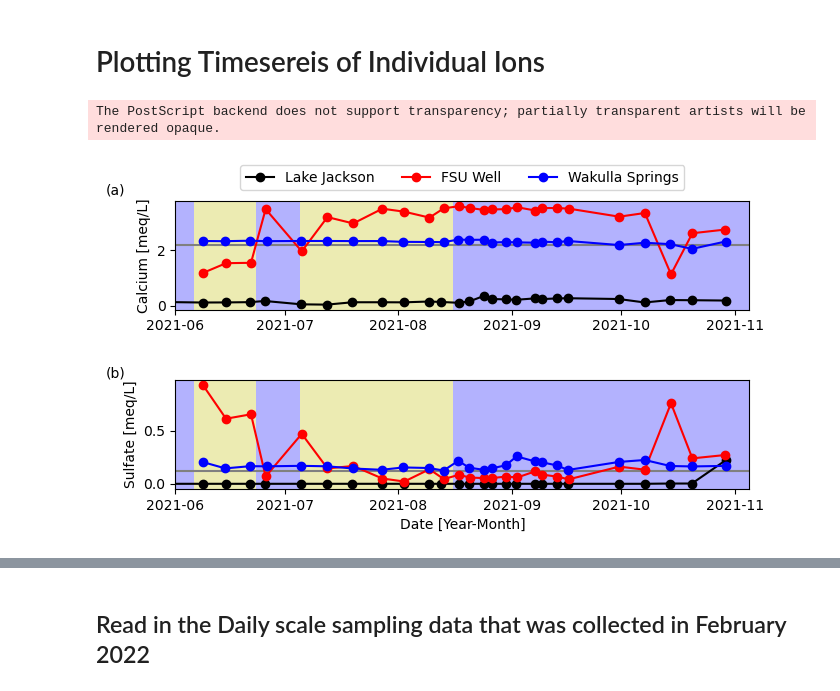
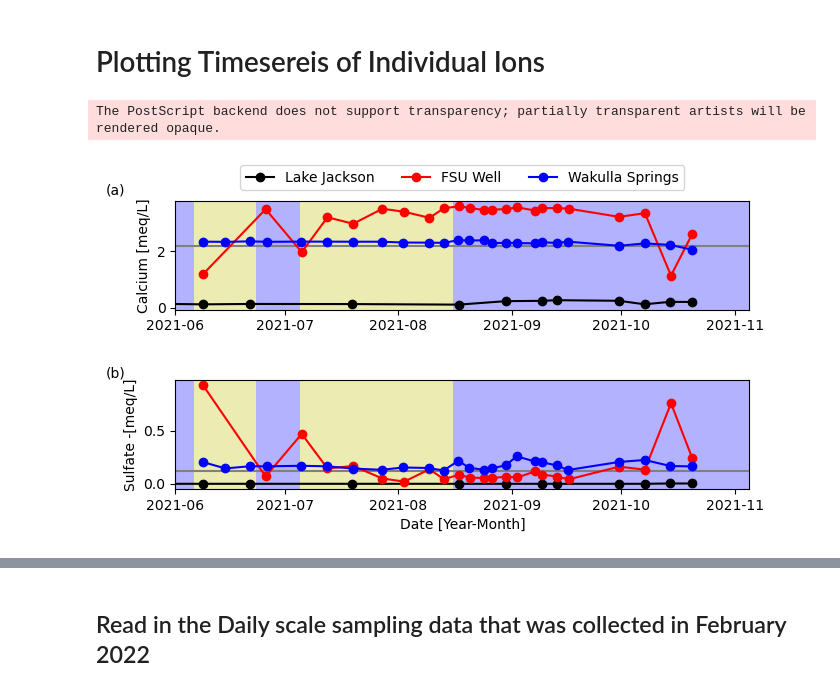
Before and after one commit to kylecompare/Hydrochemcial_SinkholeDryDown, a Jupyter notebook: code/01_WaterQuality.ipynb, the cells around one changed output, grey strips where cells are left out. Saved outputs shown, nothing was run; the diff lists cells and outputs as text; code cells hidden in the pictures.

```diff
--- a/code/01_WaterQuality.ipynb
+++ b/code/01_WaterQuality.ipynb
@@ -44,10 +67,14 @@ def alk_mgLCaCo3_to_meqL(alk_mgL):
 K2=calc_K_2(298.15)
 
 # ALL IN MG/L FROM USGS SOURCE https://or.water.usgs.gov/alk/methods.html#advanced
-## The calculations mostly use meq/l but they are reconverted to mg/L as an output to keep untis consistent in the dataframe
+## The calculations mostly use meq/l but they are reconverted to mg/L as an output to keep units consistent in the dataframe
 
-wq_df['H']=(10**-wq_df['pH'])*1.00784*1000
-wq_df["OH"]=(1E-14*(10**wq_df["pH"])*17007.3)
-wq_df["CO3"]=(((alk_mgLCaCo3_to_meqL(wq_df["Total Alkalinity (mg/L as CaCO3)"])/1000)-(wq_df['OH']/17007.3)+10**-wq_df['pH'])/(2+(10**-wq_df['pH']/K2)))*60009.2
+wq_df['H']=((10**-wq_df['pH'])*1.00784*1000).round(4)
+wq_df["OH"]=((1E-14*(10**wq_df["pH"])*17007.3)).round(4)
+wq_df["CO3"]=((((alk_mgLCaCo3_to_meqL(wq_df["Total Alkalinity (mg/L as CaCO3)"])/1000)-(wq_df['OH']/17007.3)+10**-wq_df['pH'])/(2+(10**-wq_df['pH']/K2)))*60009.2).round(4)
 
-wq_df["HCO3"]=(((alk_mgLCaCo3_to_meqL(wq_df["Total Alkalinity (mg/L as CaCO3)"])/1000)-(wq_df['OH']/17007.3)+10**-wq_df['pH'])/(1+(2*K2*10**wq_df['pH'])))*61017.1
+wq_df["HCO3"]=((((alk_mgLCaCo3_to_meqL(wq_df["Total Alkalinity (mg/L as CaCO3)"])/1000)-(wq_df['OH']/17007.3)+10**-wq_df['pH'])/(1+(2*K2*10**wq_df['pH'])))*61017.1).round(4)
+
+wq_df['Location']=wq_df["Location"].str.replace("Porter Sink", "Lake Jackson")
+
+wq_df
@@ -82,0 +276,3 @@ format_df.to_csv("../data/WQ_2021.CSV")
+# %%
+drop_rows_list= list(rows_to_drop.ID)
+drop_rows_list
@@ -126,9 +443,10 @@ fig.savefig("../plots/2021_DD_Precip.EPS", dpi=300, format='eps')
 # %%
 ## SPLIT THE SAMPLE SITES INTO DIFFERENT DATAFRAMES
 ## Subsetting WQ_DF because it cotains datetime information
-wq_df = pd.read_csv("../data/Full2021_WQ_meq_L.csv", parse_dates=['Sampling time'],
+wq_df = pd.read_csv("../data/processed/Full2021_WQ_meq_L.csv", parse_dates=['Sampling time'],
                     index_col='Sampling time')
-LJ=wq_df.loc[wq_df['Location'] == 'Lake Jackson']
+LJ=wq_df.loc[wq_df['Location'] == 'Lake Jackson ']
+LJ=LJ.drop(LJ[LJ.ID.isin(drop_rows_list)].index.tolist())
 
 FW=wq_df.loc[wq_df['Location'] == 'FSU Well']
 WS=wq_df.loc[wq_df['Location'] == 'Wakulla Springs']
@@ -141,9 +459,9 @@ fig.tight_layout(pad=3.0)
 ## Calcium Plot
 
 ax[0].axhline(y=44/40.078*2, color= 'gray')
-line1=ax[0].plot(LJ.index, LJ.Ca,'-o',color='k', label="Lake Jackson")
-line2=ax[0].plot(FW.index, FW.Ca,'-o',color='r', label="FSU Well")
-line3=ax[0].plot(WS.index, WS.Ca,'-o',color='b', label="Wakulla Springs")
+line1=ax[0].plot(LJ.index, LJ.Ca_meqL,'-o',color='k', label="Lake Jackson")
+line2=ax[0].plot(FW.index, FW.Ca_meqL,'-o',color='r', label="FSU Well")
+line3=ax[0].plot(WS.index, WS.Ca_meqL,'-o',color='b', label="Wakulla Springs")
 ax[0].axvspan('2021-06-01','2021-06-06' ,facecolor='#b3b2fe')
 ax[0].axvspan('2021-06-06', '2021-06-23',facecolor='#ecebb2')
 ax[0].axvspan('2021-06-23', '2021-07-05',facecolor='#b3b2fe')
@@ -158,41 +476,41 @@ ax[0].text(18760,4, "(a)")
 
 ## Sulfate Plot
 ax[1].axhline(5.77/96.06*2, color='gray')
-ax[1].plot(LJ.index, LJ.SO3,'-o',color='k')
-ax[1].plot(FW.index, FW.SO3,'-o',color='r')
-ax[1].plot(WS.index, WS.SO3,'-o',color='b')
+ax[1].plot(LJ.index, abs(LJ.SO4_meqL),'-o',color='k')
+ax[1].plot(FW.index, abs(FW.SO4_meqL),'-o',color='r')
+ax[1].plot(WS.index, abs(WS.SO4_meqL),'-o',color='b')
 ax[1].axvspan('2021-06-01','2021-06-06' ,facecolor='#b3b2fe')
 ax[1].axvspan('2021-06-06', '2021-06-23',facecolor='#ecebb2')
 ax[1].axvspan('2021-06-23', '2021-07-05',facecolor='#b3b2fe')
 ax[1].axvspan('2021-07-05', '2021-08-16',facecolor='#ecebb2')
 ax[1].axvspan('2021-08-16','2021-11-16' ,facecolor='#b3b2fe')
 ax[1].set_xlim(left=datetime.date(2021,6,1), right=datetime.date(2021,11,5))
 
-ax[1].set_ylabel("Sulfate [meq/L]")
+ax[1].set_ylabel("Sulfate -[meq/L]")
 ax[1].set_xlabel("Date [Year-Month]")
 ax[1].text(18760,1, "(b)")
 ## Sulfate Plot
 #ax[2].plot(LJ.index, LJ.Fluoride,'-o',color='k')ax[2].plot(FW.index, FW.Fluoride,'-o',color='r')
 #ax[2].plot(WS.index, WS.Fluoride,'-o',color='b')
 #ax[2].axvspan('2021-06-01','2021-06-06' ,facecolor='b', alpha=0.3)
 #ax[2].axvspan('2021-06-06', '2021-06-23',facecolor='y', alpha=0.3)
 #ax[2].axvspan('2021-06-23', '2021-07-05',facecolor='b', alpha=0.3)
 #ax[2].axvspan('2021-07-05', '2021-08-16',facecolor='y', alpha=0.3)
 #ax[2].axvspan('2021-08-16','2021-11-16' ,facecolor='b', alpha=0.3)
 #ax[2].set_xlim(left=datetime.date(2021,6,1), right=datetime.date(2021,11,5))
 
 #ax[2].set_ylabel("Fluoride [ppm]")
 #ax[2].set_xlabel("Date [Year-Month]")
 
 
 #ax[2].axvspan('2021-06-01','2021-06-06' ,facecolor='#b3b2fe', alpha=0.9)
 #ax[2].axvspan('2021-06-06', '2021-06-23',facecolor='#ecebb2')
 #ax[2].axvspan('2021-06-23', '2021-07-05',facecolor='#b3b2fe')
 #ax[2].axvspan('2021-07-05', '2021-08-16',facecolor='#ecebb2')
 #ax[2].axvspan('2021-08-16','2021-10-31' ,facecolor='#b3b2fe')
 
 fig.savefig("../plots/WeeklyTimeseries.JPG", dpi=300, format='jpg')
 fig.savefig("../plots/WeeklyTimeseries.EPS", dpi=300, format='eps')
 # %% [output]
 The PostScript backend does not support transparency; partially transparent artists will be rendered opaque.
-[figure, old version]
+[figure, new version]
```
Also changed, not shown: parts of 48 cells of this notebook, 9 other files.
